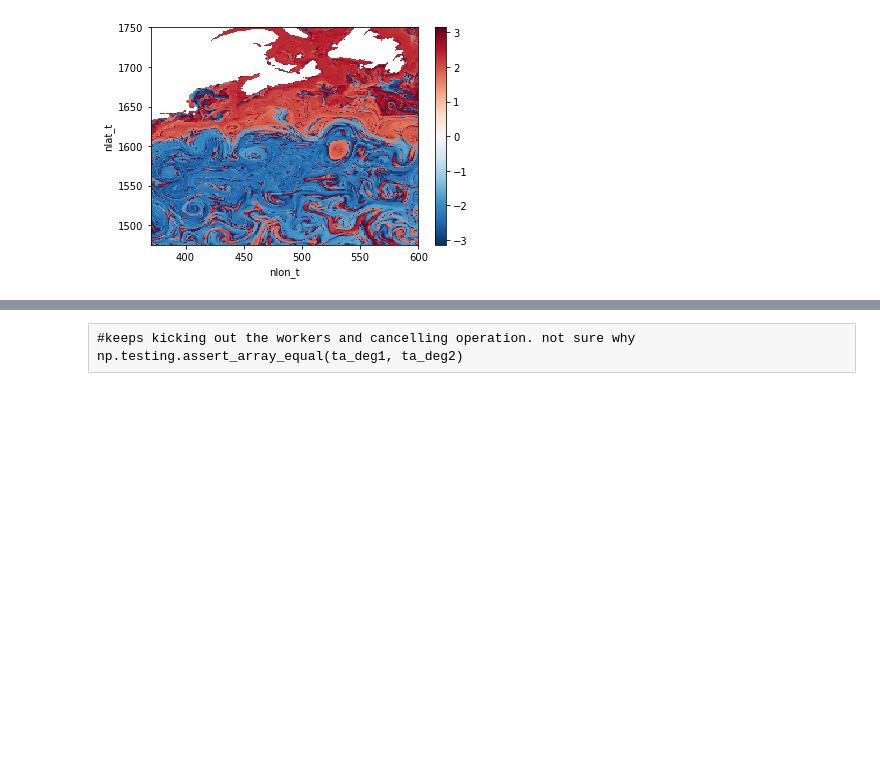
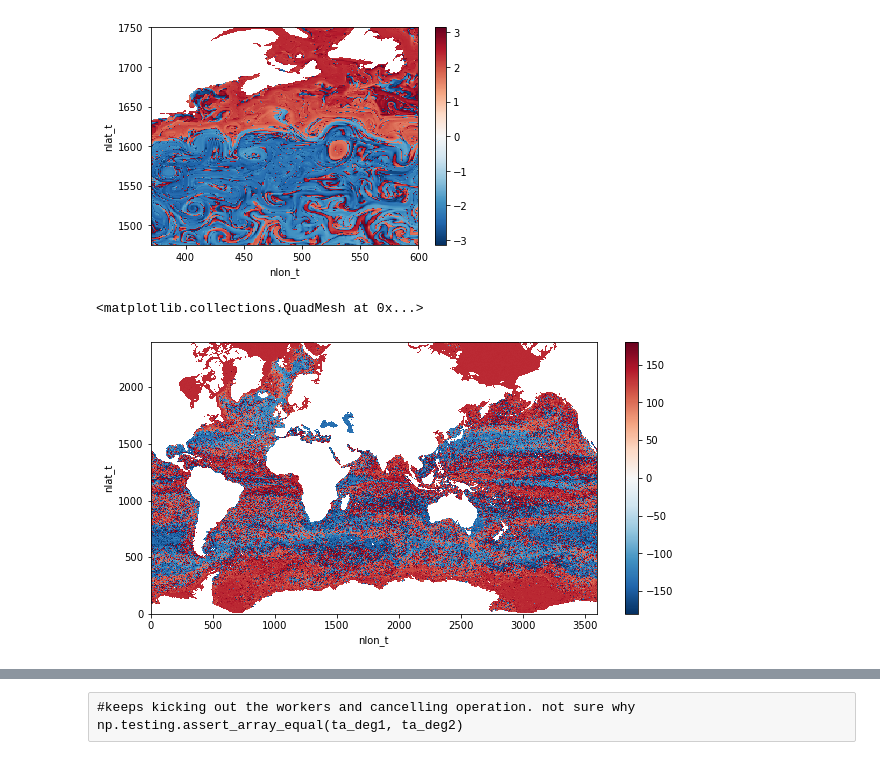
Before and after one commit to shanicetbailey/SST-gradients, a Jupyter notebook: CESM/tendency-histograms.ipynb, the cells around one changed output, grey strips where cells are left out. Cells and saved outputs as stored; diff of their text form; code cells hidden in the pictures; blank space fills up the shorter version.

Commit message:
plttd turner angle of mediterranean sea, wg, global

```diff
--- a/CESM/tendency-histograms.ipynb
+++ b/CESM/tendency-histograms.ipynb
@@ -544,3 +589,9 @@ ta[10].isel(nlon_t=slice(370, 600), nlat_t=slice(1475,1750)).plot()
 # %% [output]
 <matplotlib.collections.QuadMesh at 0x...>
 [figure]
+# %%
+#global turner angle
+ta_deg1[10].plot(figsize=(10,5))
+# %% [output]
+<matplotlib.collections.QuadMesh at 0x...>
+[figure, added]
```
Also changed, not shown: parts of 5 cells of this notebook.
